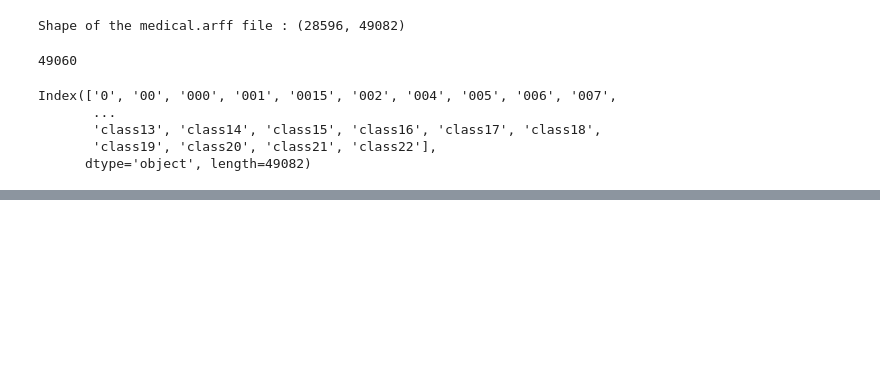
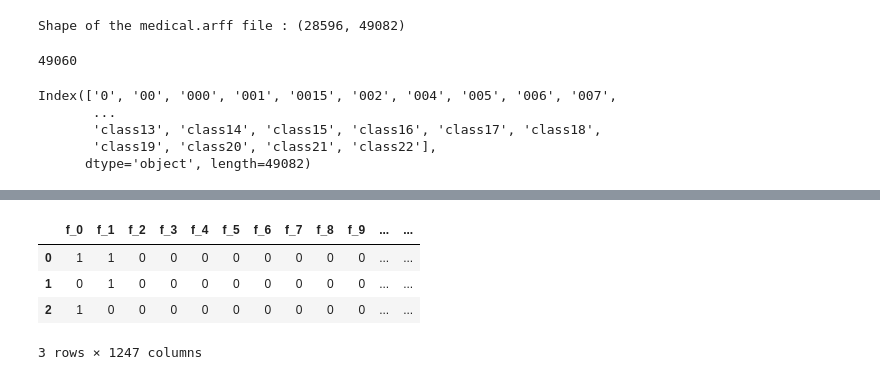
Before and after one commit to akgefpm/smote_msfb, a Jupyter notebook: public_datasets/tmc2007/Data Processing.ipynb, the cells around one changed output, grey strips where cells are left out. Cells and saved outputs as stored; diff of their text form; code cells hidden in the pictures; blank space fills up the shorter version.

```diff
--- a/public_datasets/tmc2007/Data Processing.ipynb
+++ b/public_datasets/tmc2007/Data Processing.ipynb
@@ -118,0 +204,18 @@ df_cleaned.columns = [str(col) for col in df_cleaned.columns]
+# %%
+# Select only the response variable columns (those that start with 'target_')
+response_cols = [col for col in df.columns if col.startswith('target_')]
+
+# Identify which response columns have at least 1% 1's
+cols_to_keep = [
+    col for col in response_cols
+    if (df[col] == 1).mean() >= 0.03
+]
+
+# Combine covariate columns and filtered response columns
+covariate_cols = [col for col in df.columns if not col.startswith('target_')]
+filtered_df = df[covariate_cols + cols_to_keep]
+
+# Optional: print kept target columns and their proportions
+for col in cols_to_keep:
+    prop_1 = (df[col] == 1).mean()
+    print(f"{col}: proportion of 1s = {prop_1:.4f}")
@@ -118,0 +236,20 @@ df_cleaned.columns = [str(col) for col in df_cleaned.columns]
+# %%
+## Rename all the response variables as target_X
+
+# Total number of columns
+total_cols = filtered_df.shape[1]
+
+# Generate new names for response variables
+num_targets = total_cols - col_position
+new_target_names = [f"target_{i+1}" for i in range(num_targets)]
+
+# Apply the new names
+filtered_df.columns.values[col_position:] = new_target_names
+# %%
+filtered_df.head(3)
+# %% [output]
+|  | f_0 | f_1 | f_2 | f_3 | f_4 | f_5 | f_6 | f_7 | f_8 | f_9 | ... | ... |
+| 0 | 1 | 1 | 0 | 0 | 0 | 0 | 0 | 0 | 0 | 0 | ... | ... |
+| 1 | 0 | 1 | 0 | 0 | 0 | 0 | 0 | 0 | 0 | 0 | ... | ... |
+| 2 | 1 | 0 | 0 | 0 | 0 | 0 | 0 | 0 | 0 | 0 | ... | ... |
+3 rows × 1247 columns
```
Also changed, not shown: parts of 25 cells of this notebook, 3 other files.
